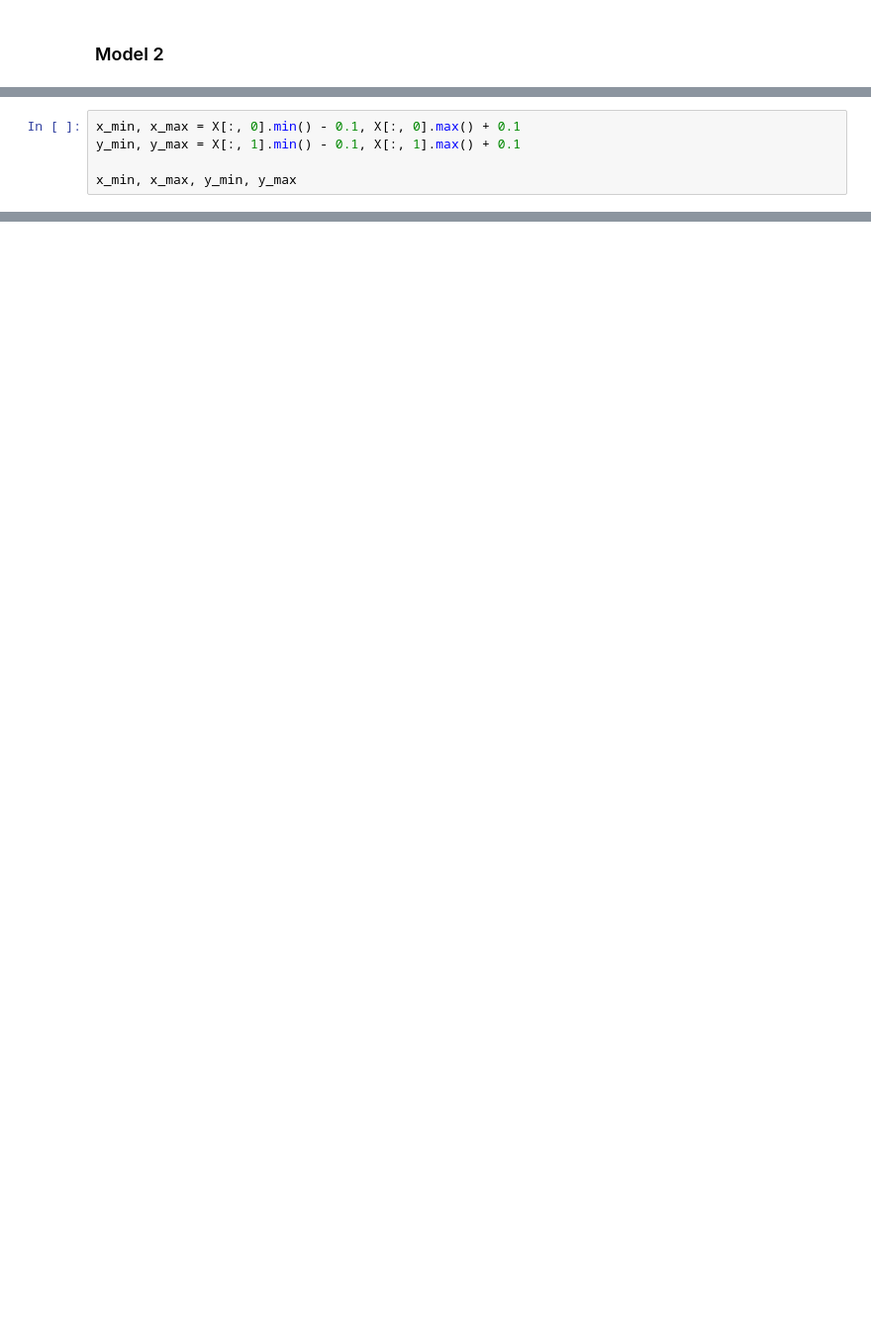
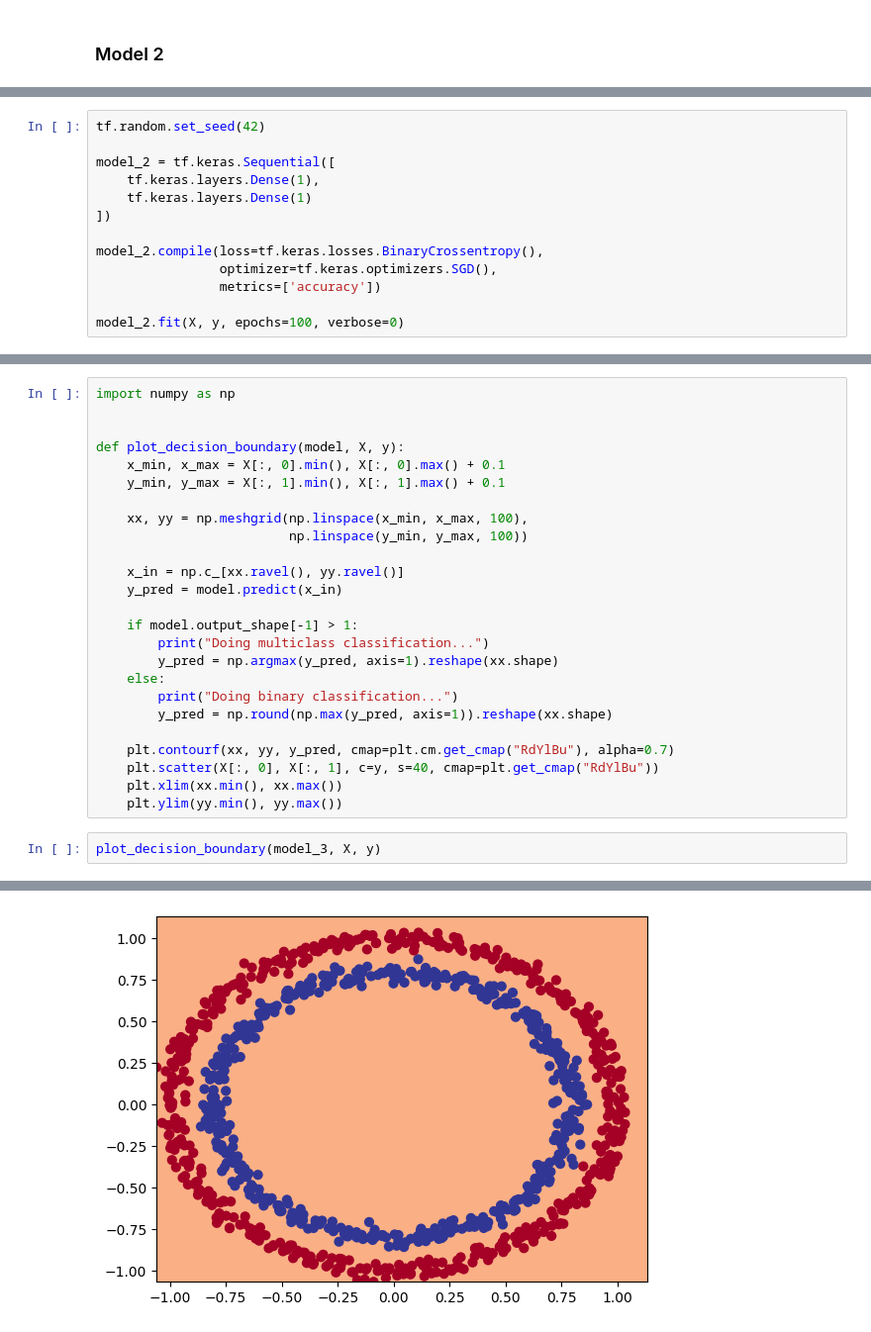
Before and after one commit to gurpreetdeol/tensorflow-professional-certification, a Jupyter notebook: notebooks/02_Neural_Networks_Classification_with_Tensorflow.ipynb, the cells around one changed output, grey strips where cells are left out. Shown at 99% size. Saved outputs shown, nothing was run; the diff lists cells and outputs as text; blank space fills up the shorter version.

```diff
--- a/notebooks/02_Neural_Networks_Classification_with_Tensorflow.ipynb
+++ b/notebooks/02_Neural_Networks_Classification_with_Tensorflow.ipynb
@@ -315,5 +118,0 @@ Doing binary classification
-# %%
-x_min, x_max = X[:, 0].min() - 0.1, X[:, 0].max() + 0.1
-y_min, y_max = X[:, 1].min() - 0.1, X[:, 1].max() + 0.1
-
-x_min, x_max, y_min, y_max
@@ -383,0 +119,13 @@ model_3.fit(X_reg_train, y_reg_train, epochs=100)
+# %%
+tf.random.set_seed(42)
+
+model_2 = tf.keras.Sequential([
+    tf.keras.layers.Dense(1),
+    tf.keras.layers.Dense(1)
+])
+
+model_2.compile(loss=tf.keras.losses.BinaryCrossentropy(),
+                optimizer=tf.keras.optimizers.SGD(),
+                metrics=['accuracy'])
+
+model_2.fit(X, y, epochs=100, verbose=0)
@@ -383,0 +174,28 @@ model_3.fit(X_reg_train, y_reg_train, epochs=100)
+# %%
+import numpy as np
+
+
+def plot_decision_boundary(model, X, y):
+    x_min, x_max = X[:, 0].min(), X[:, 0].max() + 0.1
+    y_min, y_max = X[:, 1].min(), X[:, 1].max() + 0.1
+
+    xx, yy = np.meshgrid(np.linspace(x_min, x_max, 100),
+                         np.linspace(y_min, y_max, 100))
+
+    x_in = np.c_[xx.ravel(), yy.ravel()]
+    y_pred = model.predict(x_in)
+
+    if model.output_shape[-1] > 1:
+        print("Doing multiclass classification...")
+        y_pred = np.argmax(y_pred, axis=1).reshape(xx.shape)
+    else:
+        print("Doing binary classification...")
+        y_pred = np.round(np.max(y_pred, axis=1)).reshape(xx.shape)
+
+    plt.contourf(xx, yy, y_pred, cmap=plt.cm.get_cmap("RdYlBu"), alpha=0.7)
+    plt.scatter(X[:, 0], X[:, 1], c=y, s=40, cmap=plt.get_cmap("RdYlBu"))
+    plt.xlim(xx.min(), xx.max())
+    plt.ylim(yy.min(), yy.max())
+# %%
+plot_decision_boundary(model_3, X, y)
+# %% [output]
@@ -383,0 +204 @@ model_3.fit(X_reg_train, y_reg_train, epochs=100)
+[figure, added]
```
Also changed, not shown: parts of 135 cells of this notebook, 16 other files.
